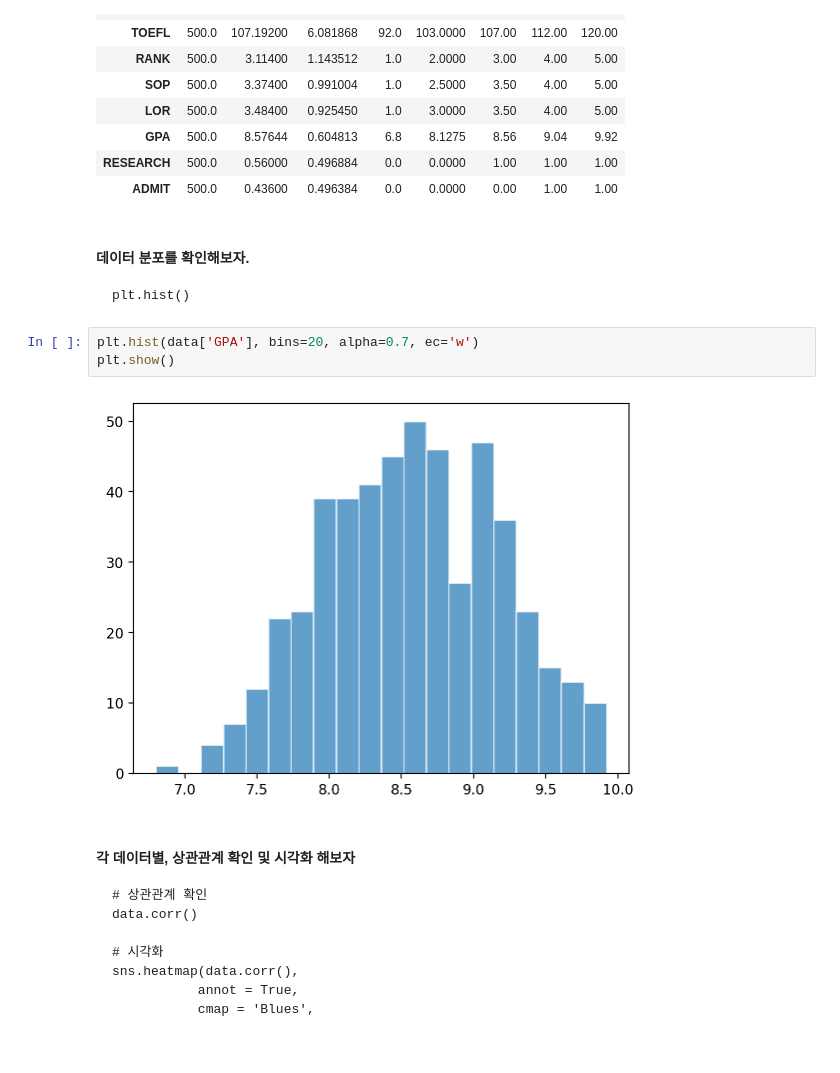
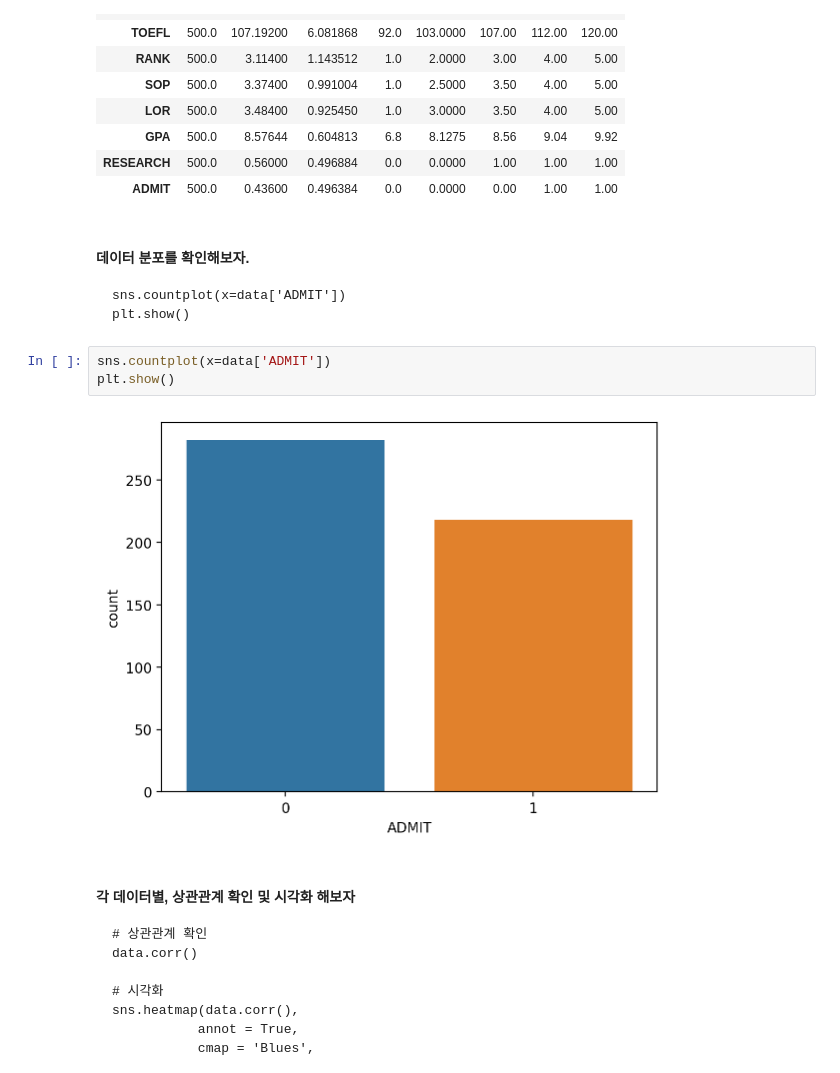
Before and after one commit to Leon-real/Study, a Jupyter notebook: 5.MachineLearning/JupyterFiles/KNN_1(college_pass).ipynb, the cells around one changed output. Drawn from its saved outputs; the diff is of its cells as text; blank space fills up the shorter version.

````diff
--- a/5.MachineLearning/JupyterFiles/KNN_1(college_pass).ipynb
+++ b/5.MachineLearning/JupyterFiles/KNN_1(college_pass).ipynb
@@ -106,13 +106,14 @@ data.describe().T
 # %% [markdown]
 #### 데이터 분포를 확인해보자.
 ```
-plt.hist()
+sns.countplot(x=data['ADMIT'])
+plt.show()
 ```
 # %%
-plt.hist(data['GPA'], bins=20, alpha=0.7, ec='w')
+sns.countplot(x=data['ADMIT'])
 plt.show()
 # %% [output]
-[figure, old version]
+[figure, new version]
 # %% [markdown]
 #### 각 데이터별, 상관관계 확인 및 시각화 해보자
 ```
````
Also changed, not shown: parts of 22 cells of this notebook.
